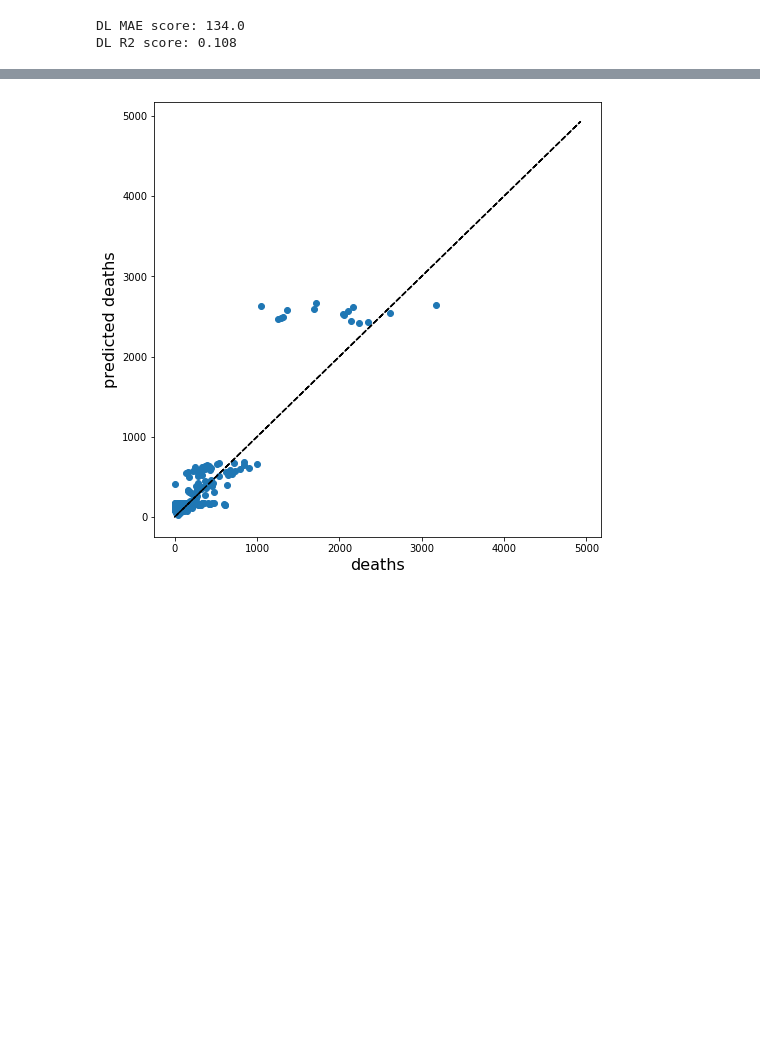
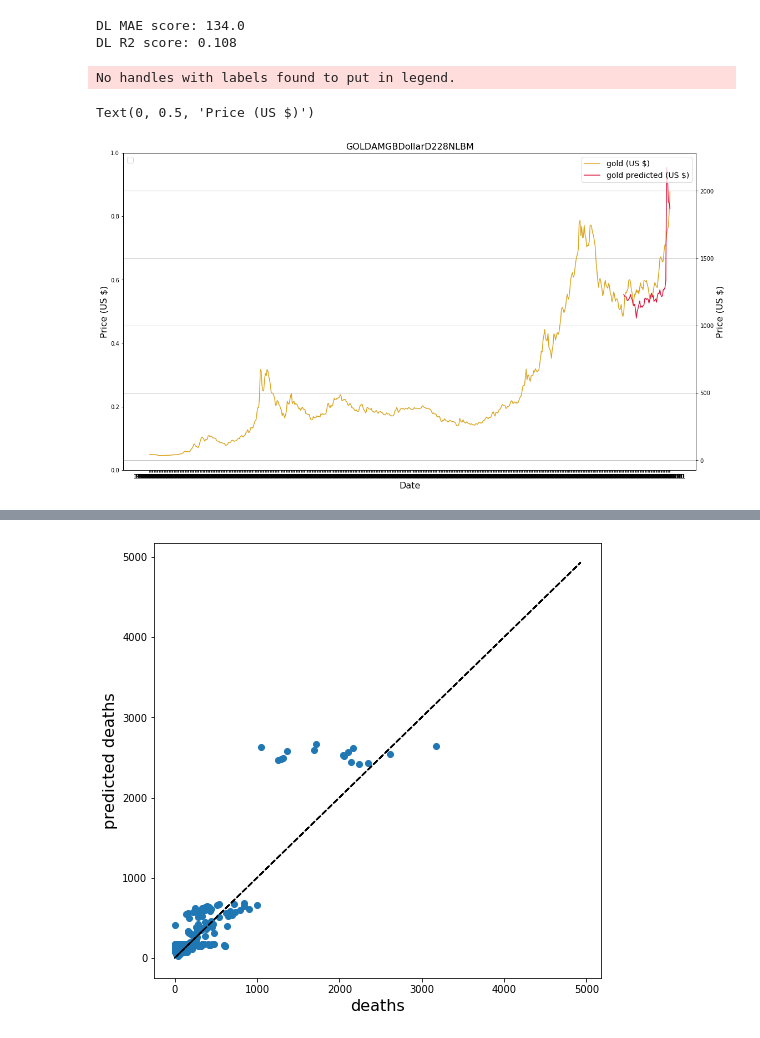
Before and after one commit to sameckford/Always_believe_in_Gold, a Jupyter notebook: Deep_Learning_approach.ipynb, the cells around one changed output, grey strips where cells are left out. Saved outputs shown, nothing was run; the diff lists cells and outputs as text; code cells hidden in the pictures; blank space fills up the shorter version.

```diff
--- a/Deep_Learning_approach.ipynb
+++ b/Deep_Learning_approach.ipynb
@@ -119,6 +119,36 @@ df_global = df_global.merge(df["gold_pred"], left_index=True, right_index=True,
 df_global['gold_pred_error'] = df_global['GOLDAMGBDollarD228NLBM'] - df_global['gold_pred']
 # Compute the cumulative error for each country individually
 df_global['cumulative_error'] = df_global['gold_pred_error'].cumsum()
+# %%
+# Visualising the Linear Regression results.
+fig, ax1 = plt.subplots()
+j = 'GOLDAMGBDollarD228NLBM'
+k = 'gold_pred_error'
+l = 'gold_pred'
+
+#ax1.plot(df_global.index, df_global[k], label=k, c='mediumturquoise')
+
+
+ax2 = ax1.twinx()
+ax2.plot(df_global.index, df_global[j], label='gold (US $)', c='goldenrod')
+ax2.plot(df_global.index, df_global[l], label='gold predicted (US $)', c='crimson')
+
+#ax1.ylim(0, 15)
+plt.title(j)
+plt.xlabel('Date')
+plt.grid()
+ax1.legend(loc=2)
+ax2.legend(loc=1)
+fig.set_size_inches(18.5, 10.5)
+
+ax1.set_xlabel('Date')
+ax1.set_ylabel('Price (US $)')
+ax2.set_ylabel('Price (US $)')
+#plt.savefig('cumulative_error_20_countries_XGB_dpi300.jpeg', dpi=300)
+# %% [output]
+No handles with labels found to put in legend.
+Text(0, 0.5, 'Price (US $)')
+[figure, added]
 # %%
 # Visualising the Linear Regression results.
 fig, ax1 = plt.subplots()
```
Also changed, not shown: parts of 1 cell of this notebook.
